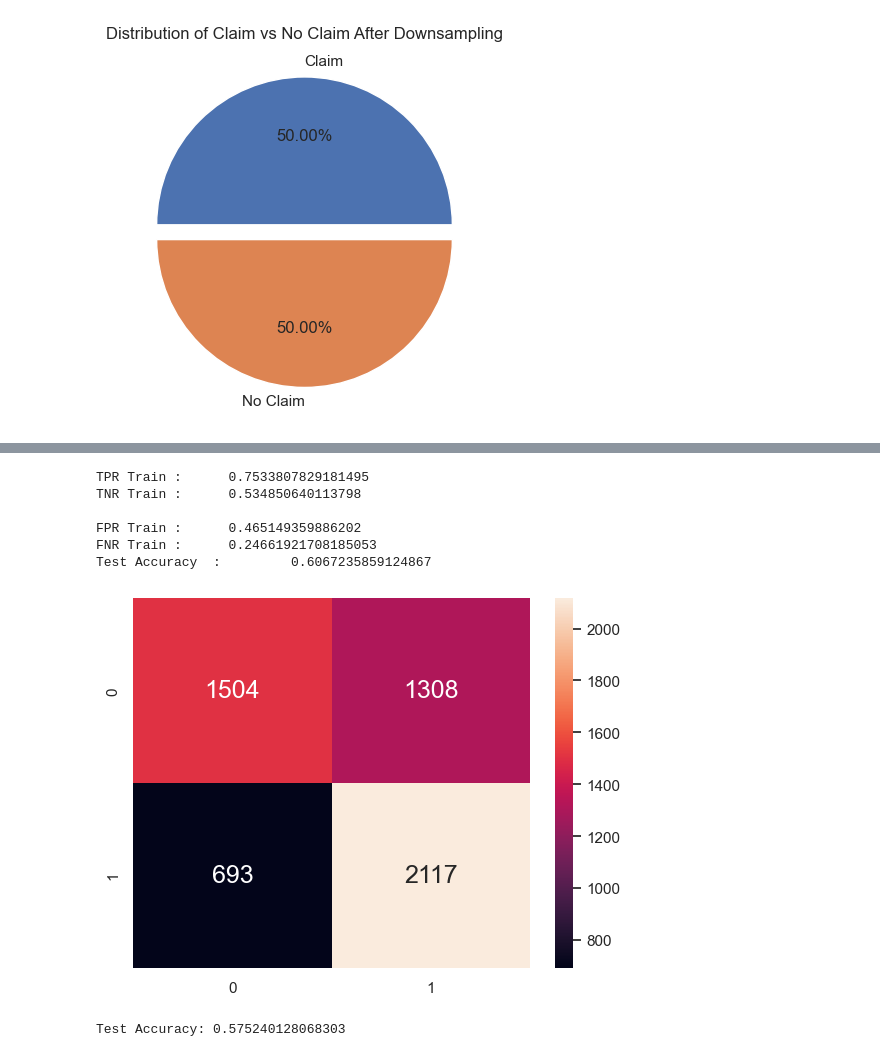
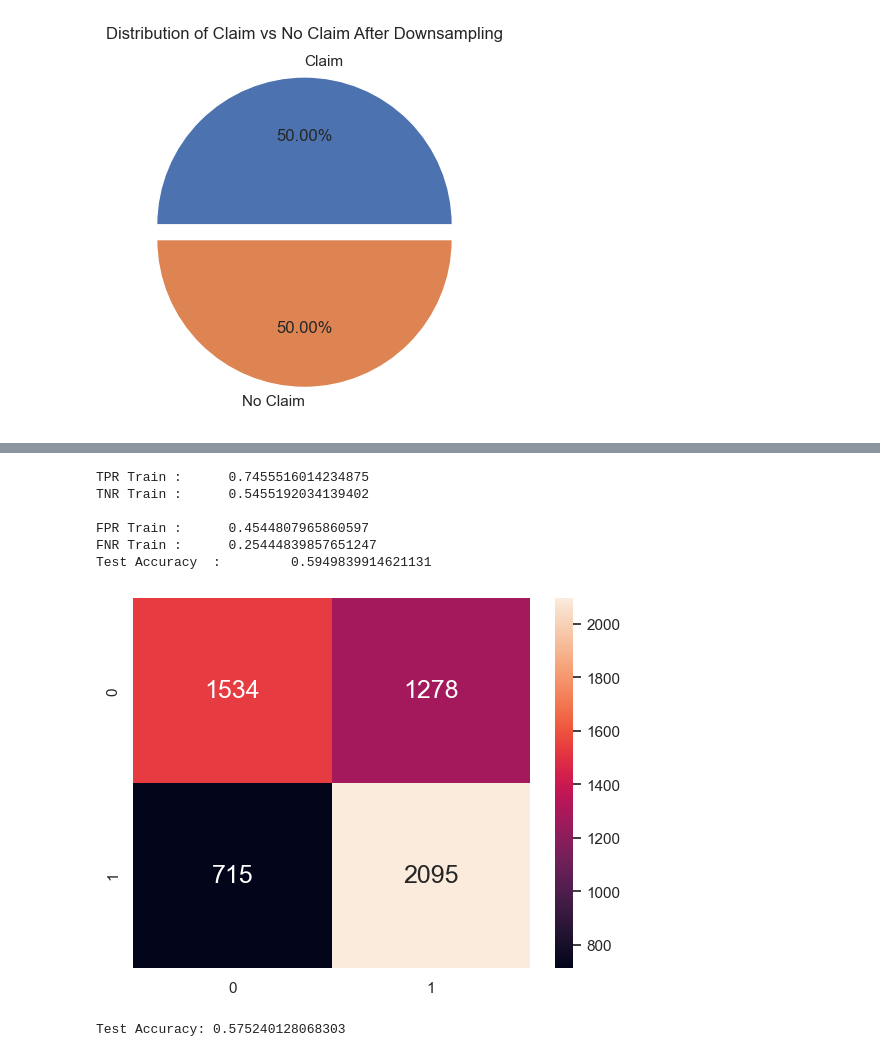
Before and after one commit to evlyn04/SC1015project, a Jupyter notebook: SC1015 Mini Project_Combined.ipynb, the cells around one changed output, grey strips where cells are left out. Saved outputs shown, nothing was run; the diff lists cells and outputs as text; code cells hidden in the pictures.

```diff
--- a/SC1015 Mini Project_Combined.ipynb
+++ b/SC1015 Mini Project_Combined.ipynb
@@ -497,7 +497,7 @@ memory usage: 26.8 MB
 # %%
 from sklearn.ensemble import RandomForestClassifier
 
-rforest = RandomForestClassifier(n_estimators=100, max_depth=5, random_state=0)
+rforest = RandomForestClassifier(n_estimators=50, max_depth=3, random_state=0)
 
 from sklearn.model_selection import train_test_split
 from sklearn.metrics import accuracy_score
@@ -509,11 +509,10 @@ x_train, x_test, y_train, y_test = train_test_split(x, y, test_size=0.25, random
 
 rforest.fit(x_train, y_train)
 # Predict the Response corresponding to Predictors
-y_train_pred = rforest.predict(x_train)
+y_test_pred = rforest.predict(x_test)
 
 # Print the Classification Accuracy
-print("Train Data")
-print("Accuracy  :\t", rforest.score(x_train, y_train))
+print("Test Accuracy  :\t", accuracy_score(y_test_pred, y_test))
 print()
 
 from sklearn.metrics import confusion_matrix
@@ -551,8 +549,8 @@ from sklearn.model_selection import GridSearchCV
 from sklearn.metrics import accuracy_score
 #Define the hyperparamter grid
 p_grid = {
-    'n_estimators': [100, 200, 300],
-    'max_depth': [3, 4, 5],
+    'n_estimators': [50, 100, 200, 300],
+    'max_depth': [3, 4, 5,],
     'max_features': ['sqrt', 'log2']
 }
 
@@ -563,37 +561,37 @@ g_search = GridSearchCV(estimator=rf, param_grid=p_grid,cv= 5)
 g_search.fit(x_train, y_train)
 best_param = g_search.best_params_
 best_rf = g_search.best_estimator_
 
 y_test_pred = best_rf.predict(x_test)
 
 from sklearn.metrics import confusion_matrix
 # Print the Accuracy Measures from the Confusion Matrix
 cmTrain = confusion_matrix(y_train, y_train_pred)
 tpTrain = cmTrain[1][1]  # True Positives : Good (1) predicted Good (1)
 fpTrain = cmTrain[0][1]  # False Positives : Bad (0) predicted Good (1)
 tnTrain = cmTrain[0][0]  # True Negatives : Bad (0) predicted Bad (0)
 fnTrain = cmTrain[1][0]  # False Negatives : Good (1) predicted Bad (0)
 
 print("TPR Train :\t", (tpTrain / (tpTrain + fnTrain)))
 print("TNR Train :\t", (tnTrain / (tnTrain + fpTrain)))
 print()
 
 print("FPR Train :\t", (fpTrain / (tnTrain + fpTrain)))
 print("FNR Train :\t", (fnTrain / (tpTrain + fnTrain)))
 
 # Plot the two-way Confusion Matrix
 sb.heatmap(confusion_matrix(y_train, y_train_pred),
            annot=True, fmt=".0f", annot_kws={"size": 18})
 
 # Print the Classification Accuracy
 print("Test Accuracy  :\t", accuracy_score(y_test_pred, y_test))
 print()
 # %% [output]
-TPR Train :      0.7533807829181495
-TNR Train :      0.534850640113798
+TPR Train :      0.7455516014234875
+TNR Train :      0.5455192034139402
 
-FPR Train :      0.465149359886202
-FNR Train :      0.24661921708185053
-Test Accuracy  :         0.6067235859124867
+FPR Train :      0.4544807965860597
+FNR Train :      0.25444839857651247
+Test Accuracy  :         0.5949839914621131
-[figure, old version]
+[figure, new version]
 # %%
```
Also changed, not shown: parts of 2 cells of this notebook.
